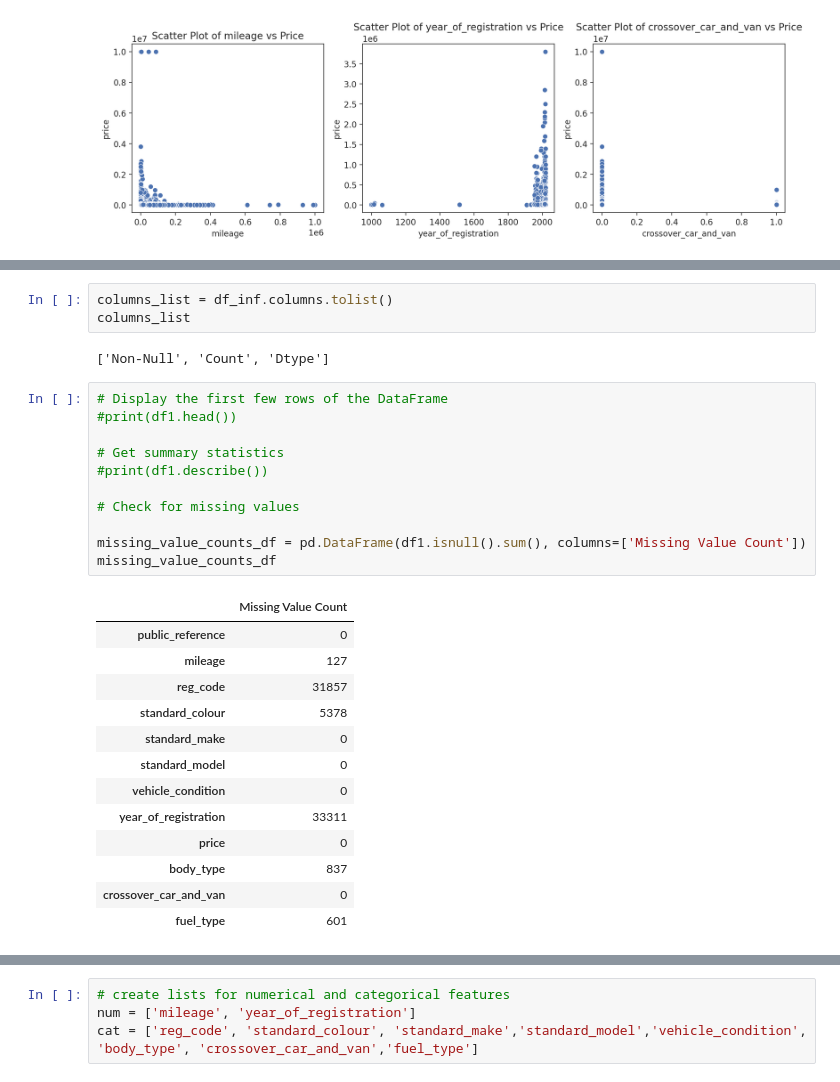
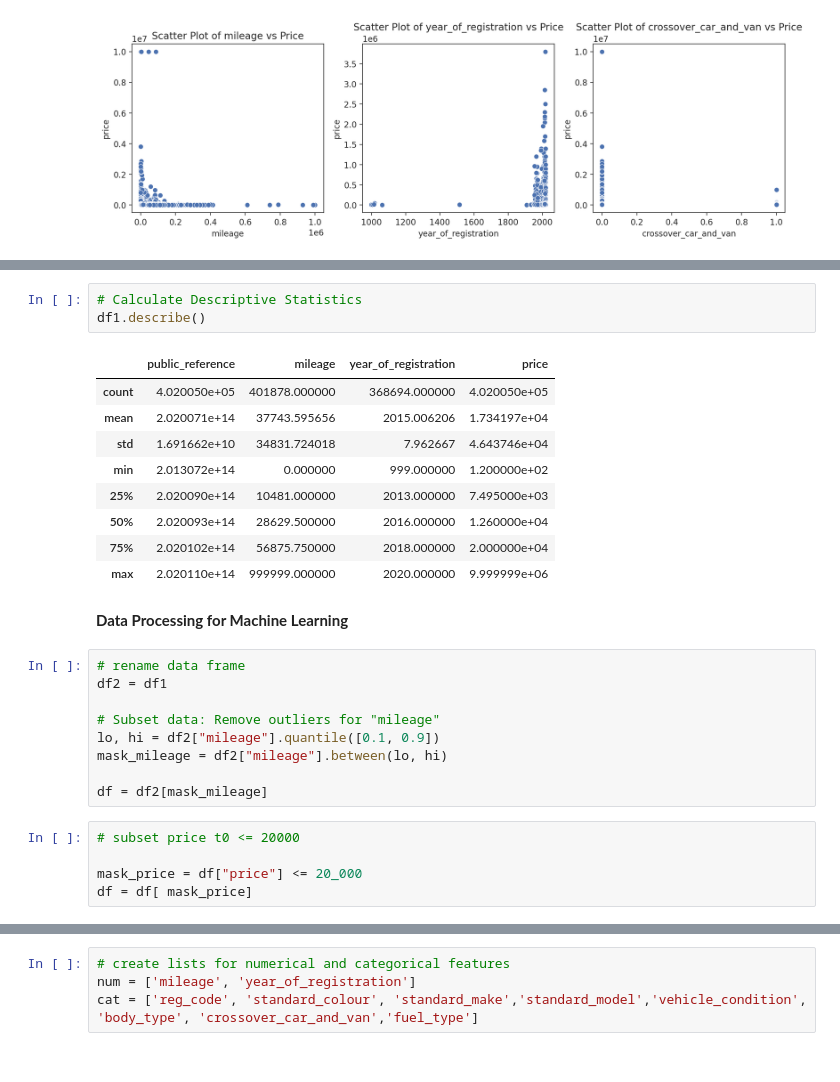
Before and after one commit to kessingtonosazee/GCP_Project_1, a Jupyter notebook: assessment_rrr.ipynb, the cells around one changed output, grey strips where cells are left out. Drawn from its saved outputs; the diff is of its cells as text.

```diff
--- a/assessment_rrr.ipynb
+++ b/assessment_rrr.ipynb
@@ -429,33 +296,33 @@ result
 | body_type | 401168 | non-null | object | 16 | 837 |
 | crossover_car_and_van | 402005 | non-null | bool | 2 | 0 |
 | fuel_type | 401404 | non-null | object | 9 | 601 |
-# %%
-columns_list = df_inf.columns.tolist()
-columns_list
-# %% [output]
-['Non-Null', 'Count', 'Dtype']
-# %%
-# Display the first few rows of the DataFrame
-#print(df1.head())
-
-# Get summary statistics
-#print(df1.describe())
-
-# Check for missing values
-
-missing_value_counts_df = pd.DataFrame(df1.isnull().sum(), columns=['Missing Value Count'])
-missing_value_counts_df
-# %% [output]
-|  | Missing Value Count |
-| public_reference | 0 |
-| mileage | 127 |
-| reg_code | 31857 |
-| standard_colour | 5378 |
-| standard_make | 0 |
-| standard_model | 0 |
-| vehicle_condition | 0 |
-| year_of_registration | 33311 |
-| price | 0 |
-| body_type | 837 |
-| crossover_car_and_van | 0 |
-| fuel_type | 601 |
+# %%
+# Calculate Descriptive Statistics
+df1.describe()
+# %% [output]
+|  | public_reference | mileage | year_of_registration | price |
+| count | 4.020050e+05 | 401878.000000 | 368694.000000 | 4.020050e+05 |
+| mean | 2.020071e+14 | 37743.595656 | 2015.006206 | 1.734197e+04 |
+| std | 1.691662e+10 | 34831.724018 | 7.962667 | 4.643746e+04 |
+| min | 2.013072e+14 | 0.000000 | 999.000000 | 1.200000e+02 |
+| 25% | 2.020090e+14 | 10481.000000 | 2013.000000 | 7.495000e+03 |
+| 50% | 2.020093e+14 | 28629.500000 | 2016.000000 | 1.260000e+04 |
+| 75% | 2.020102e+14 | 56875.750000 | 2018.000000 | 2.000000e+04 |
+| max | 2.020110e+14 | 999999.000000 | 2020.000000 | 9.999999e+06 |
+# %% [markdown]
+**Data Processing for Machine
+Learning**
+# %%
+# rename data frame
+df2 = df1
+
+# Subset data: Remove outliers for "mileage"
+lo, hi = df2["mileage"].quantile([0.1, 0.9])
+mask_mileage = df2["mileage"].between(lo, hi)
+
+df = df2[mask_mileage]
+# %%
+# subset price t0 <= 20000
+
+mask_price = df["price"] <= 20_000
+df = df[ mask_price]
```
Also changed, not shown: parts of 34 cells of this notebook.
